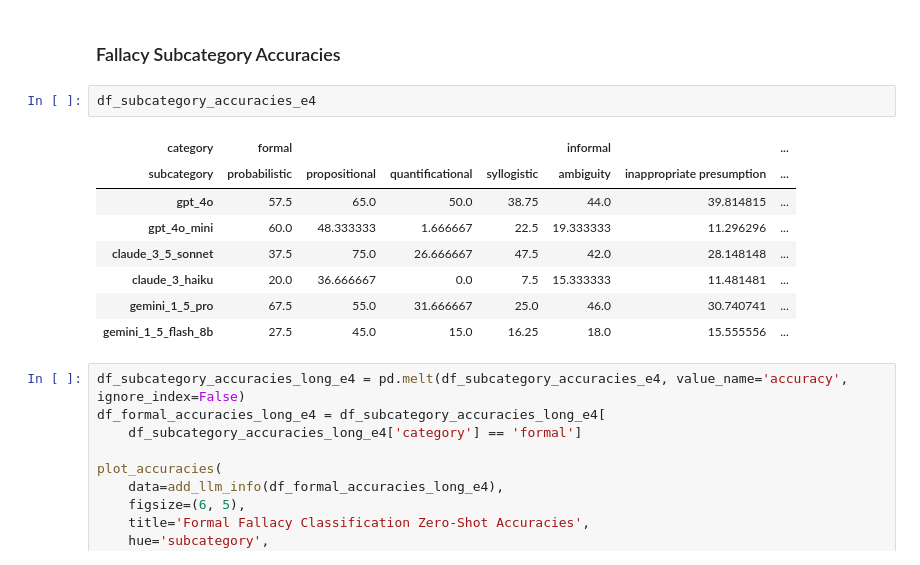
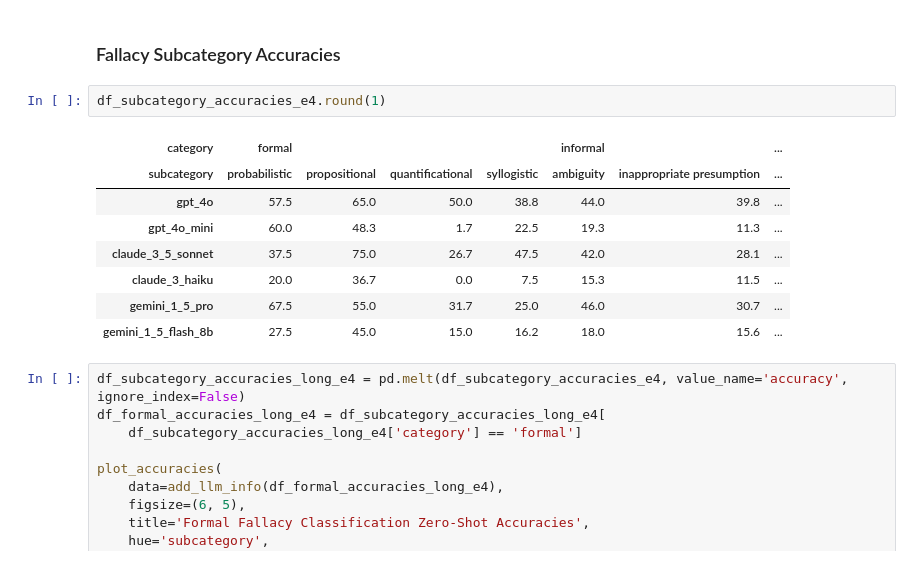
Before and after one commit to aimfeld/fallacy-detection, a Jupyter notebook: fallacy-classification.ipynb, the cells around one changed output. Cells and saved outputs as stored; diff of their text form.

```diff
--- a/fallacy-classification.ipynb
+++ b/fallacy-classification.ipynb
@@ -141,16 +144,16 @@ plot_accuracies(
 # %% [markdown]
 ### Fallacy Subcategory Accuracies
 # %%
-df_subcategory_accuracies_e4
+df_subcategory_accuracies_e4.round(1)
 # %% [output]
 | category | formal |  |  |  | informal |  | ... |
 | subcategory | probabilistic | propositional | quantificational | syllogistic | ambiguity | inappropriate presumption | ... |
-| gpt_4o | 57.5 | 65.0 | 50.0 | 38.75 | 44.0 | 39.814815 | ... |
-| gpt_4o_mini | 60.0 | 48.333333 | 1.666667 | 22.5 | 19.333333 | 11.296296 | ... |
-| claude_3_5_sonnet | 37.5 | 75.0 | 26.666667 | 47.5 | 42.0 | 28.148148 | ... |
-| claude_3_haiku | 20.0 | 36.666667 | 0.0 | 7.5 | 15.333333 | 11.481481 | ... |
-| gemini_1_5_pro | 67.5 | 55.0 | 31.666667 | 25.0 | 46.0 | 30.740741 | ... |
-| gemini_1_5_flash_8b | 27.5 | 45.0 | 15.0 | 16.25 | 18.0 | 15.555556 | ... |
+| gpt_4o | 57.5 | 65.0 | 50.0 | 38.8 | 44.0 | 39.8 | ... |
+| gpt_4o_mini | 60.0 | 48.3 | 1.7 | 22.5 | 19.3 | 11.3 | ... |
+| claude_3_5_sonnet | 37.5 | 75.0 | 26.7 | 47.5 | 42.0 | 28.1 | ... |
+| claude_3_haiku | 20.0 | 36.7 | 0.0 | 7.5 | 15.3 | 11.5 | ... |
+| gemini_1_5_pro | 67.5 | 55.0 | 31.7 | 25.0 | 46.0 | 30.7 | ... |
+| gemini_1_5_flash_8b | 27.5 | 45.0 | 15.0 | 16.2 | 18.0 | 15.6 | ... |
 # %%
 df_subcategory_accuracies_long_e4 = pd.melt(df_subcategory_accuracies_e4, value_name='accuracy', ignore_index=False)
 df_formal_accuracies_long_e4 = df_subcategory_accuracies_long_e4[
```
Also changed, not shown: parts of 21 cells of this notebook, 7 other files.
